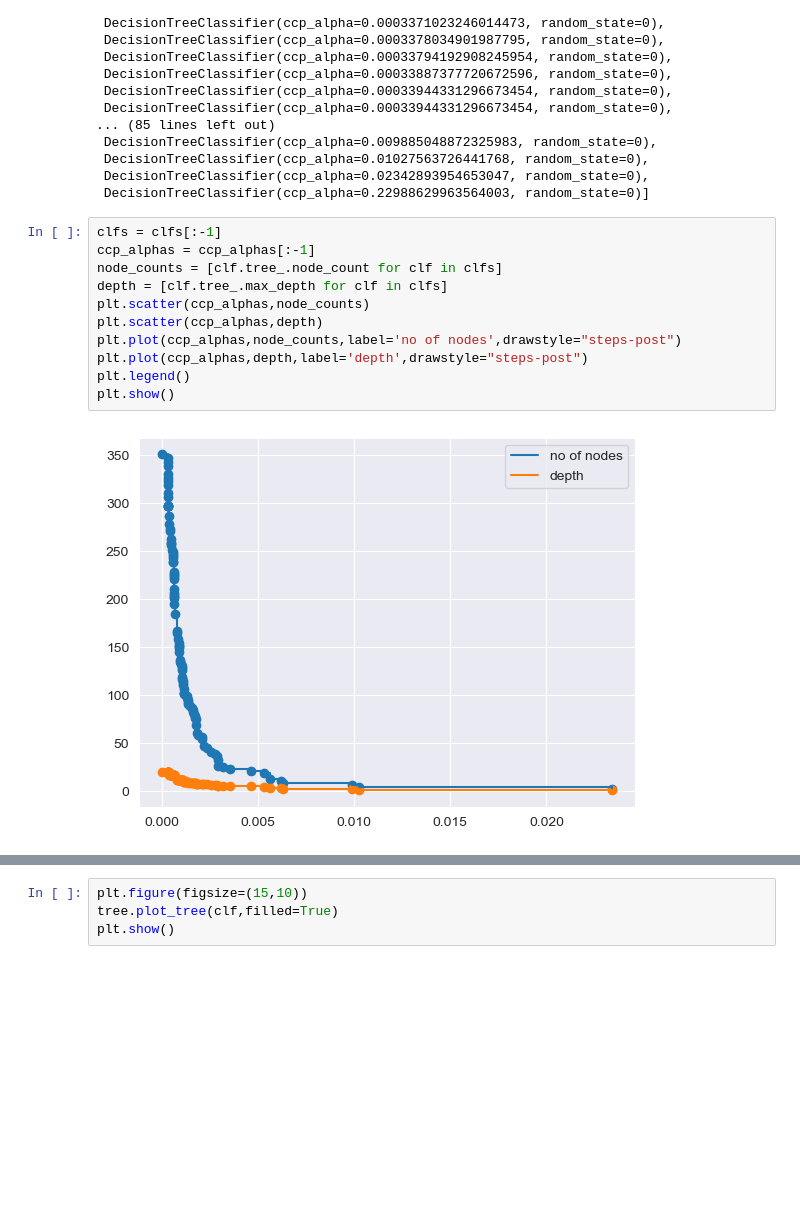
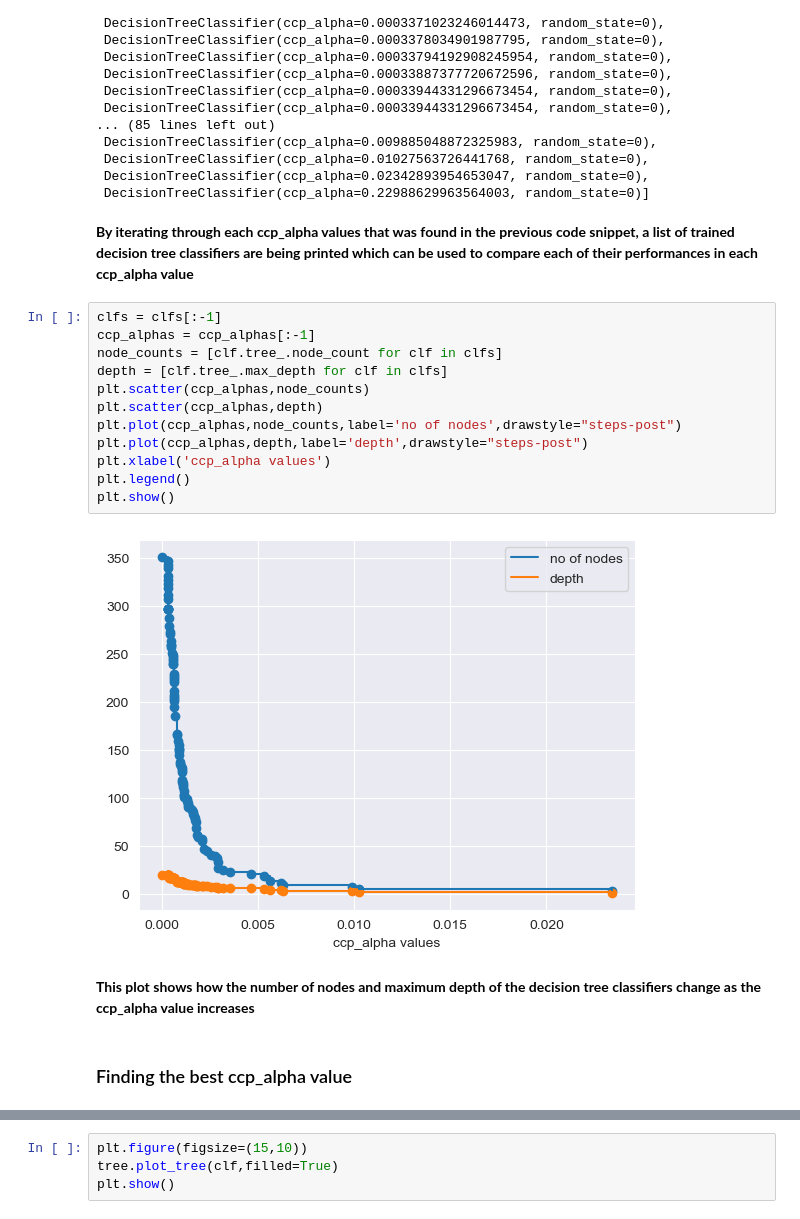
Before and after one commit to KoralegeiKavindya/EmailClassification_MachineLearning_CW, a Jupyter notebook: Coursework_DecisionTree.ipynb, the cells around one changed output, grey strips where cells are left out. Saved outputs shown, nothing was run; the diff lists cells and outputs as text; blank space fills up the shorter version.

```diff
--- a/Coursework_DecisionTree.ipynb
+++ b/Coursework_DecisionTree.ipynb
@@ -408,17 +441,24 @@ display(clfs)
  DecisionTreeClassifier(ccp_alpha=0.01027563726441768, random_state=0),
  DecisionTreeClassifier(ccp_alpha=0.02342893954653047, random_state=0),
  DecisionTreeClassifier(ccp_alpha=0.22988629963564003, random_state=0)]
+# %% [markdown]
+**By iterating through each ccp_alpha values that was found in the previous code snippet, a list of trained decision tree classifiers are being printed which can be used to compare each of their performances in each ccp_alpha value**
 # %%
 clfs = clfs[:-1]
 ccp_alphas = ccp_alphas[:-1]
 node_counts = [clf.tree_.node_count for clf in clfs]
 depth = [clf.tree_.max_depth for clf in clfs]
 plt.scatter(ccp_alphas,node_counts)
 plt.scatter(ccp_alphas,depth)
 plt.plot(ccp_alphas,node_counts,label='no of nodes',drawstyle="steps-post")
 plt.plot(ccp_alphas,depth,label='depth',drawstyle="steps-post")
+plt.xlabel('ccp_alpha values')
 plt.legend()
 plt.show()
 # %% [output]
-[figure, old version]
+[figure, new version]
+# %% [markdown]
+**This plot shows how the number of nodes and maximum depth of the decision tree classifiers change as the ccp_alpha value increases**
+# %% [markdown]
+### Finding the best ccp_alpha value
 # %%
```
Also changed, not shown: parts of 29 cells of this notebook, 1 other file.
